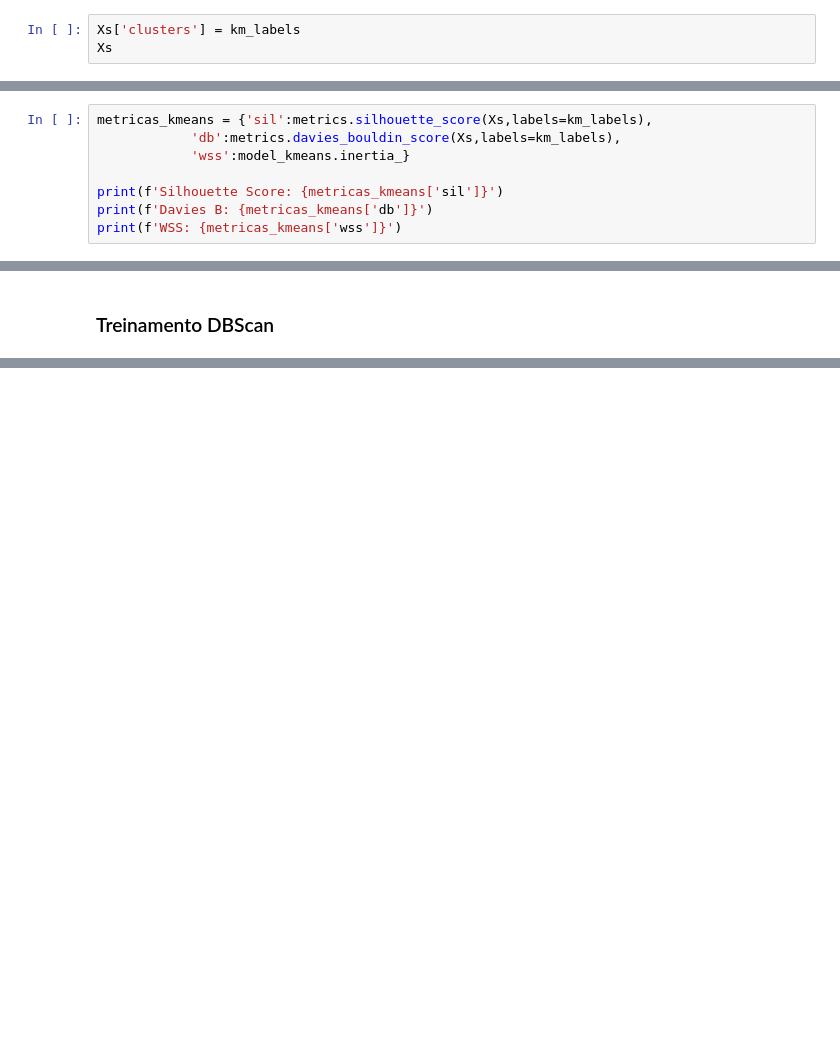
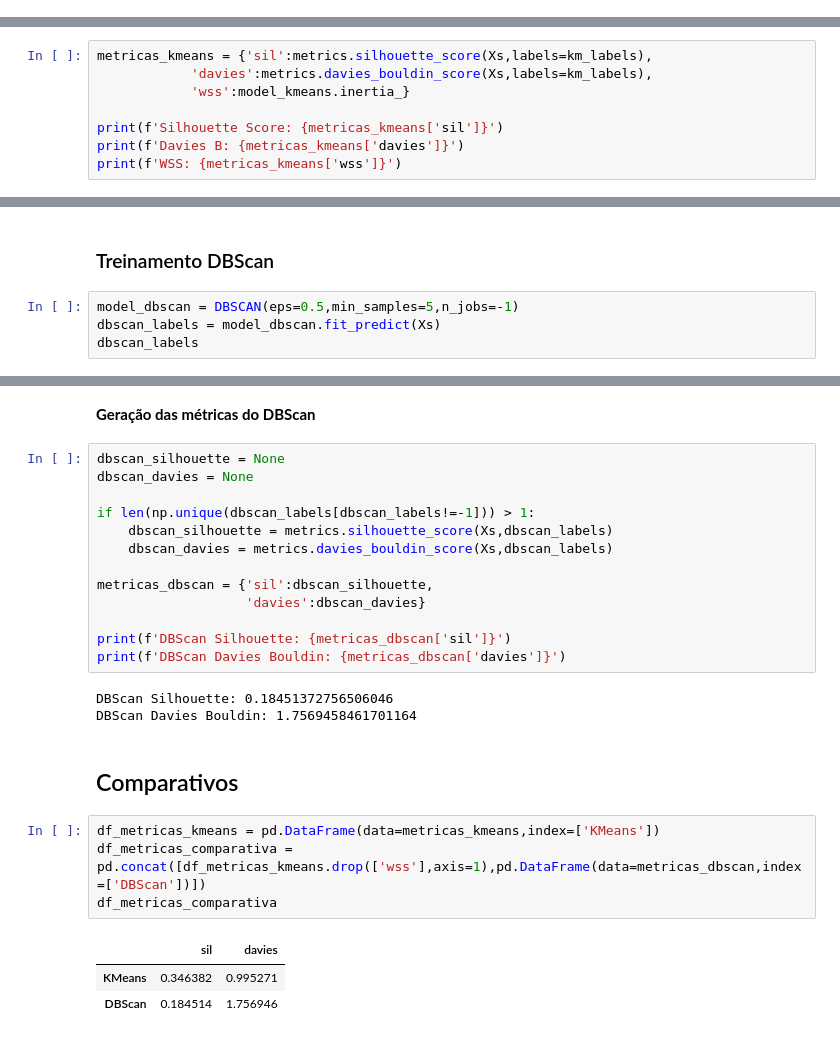
Before and after one commit to LMRocha/pd_algoritmos_clusterizacao, a Jupyter notebook: d4_validacao_modelos_clusterizacao.ipynb, the cells around one changed output, grey strips where cells are left out. Cells and saved outputs as stored; diff of their text form; blank space fills up the shorter version.

Commit message:
Implementação DBScan

```diff
--- a/d4_validacao_modelos_clusterizacao.ipynb
+++ b/d4_validacao_modelos_clusterizacao.ipynb
@@ -264,6 +272,3 @@ centroids:
  [-0.86957306 -0.23851652 -0.36060916]
  [ 0.6136052   0.76682383 -1.28887582]
  [ 0.00424076  1.74829865 -1.12653111]]
-# %%
-Xs['clusters'] = km_labels
-Xs
@@ -285,10 +276,10 @@ Xs
 <p style="color: green;">Para a validação de qualidade do modelo, foram utilizadas as métricas <b>Silhouette</b>, <b>WSS</b> e <b>Davies Boulding</b>.</p>
 # %%
 metricas_kmeans = {'sil':metrics.silhouette_score(Xs,labels=km_labels),
-            'db':metrics.davies_bouldin_score(Xs,labels=km_labels),
+            'davies':metrics.davies_bouldin_score(Xs,labels=km_labels),
             'wss':model_kmeans.inertia_}
 
 print(f'Silhouette Score: {metricas_kmeans['sil']}')
-print(f'Davies B: {metricas_kmeans['db']}')
+print(f'Davies B: {metricas_kmeans['davies']}')
 print(f'WSS: {metricas_kmeans['wss']}')
 # %% [output]
@@ -297,3 +288,7 @@ Davies B: 0.6833547307296624
 WSS: 149.98827112109592
 # %% [markdown]
 ### Treinamento DBScan
+# %%
+model_dbscan = DBSCAN(eps=0.5,min_samples=5,n_jobs=-1)
+dbscan_labels = model_dbscan.fit_predict(Xs)
+dbscan_labels
@@ -299,0 +308,28 @@ WSS: 149.98827112109592
+# %% [markdown]
+<b>Geração das métricas do DBScan </b>
+# %%
+dbscan_silhouette = None
+dbscan_davies = None
+
+if len(np.unique(dbscan_labels[dbscan_labels!=-1])) > 1:
+    dbscan_silhouette = metrics.silhouette_score(Xs,dbscan_labels)
+    dbscan_davies = metrics.davies_bouldin_score(Xs,dbscan_labels)
+
+metricas_dbscan = {'sil':dbscan_silhouette,
+                   'davies':dbscan_davies}
+
+print(f'DBScan Silhouette: {metricas_dbscan['sil']}')
+print(f'DBScan Davies Bouldin: {metricas_dbscan['davies']}')
+# %% [output]
+DBScan Silhouette: 0.18451372756506046
+DBScan Davies Bouldin: 1.7569458461701164
+# %% [markdown]
+## Comparativos
+# %%
+df_metricas_kmeans = pd.DataFrame(data=metricas_kmeans,index=['KMeans'])
+df_metricas_comparativa = pd.concat([df_metricas_kmeans.drop(['wss'],axis=1),pd.DataFrame(data=metricas_dbscan,index=['DBScan'])])
+df_metricas_comparativa
+# %% [output]
+|  | sil | davies |
+| KMeans | 0.346382 | 0.995271 |
+| DBScan | 0.184514 | 1.756946 |
```
Also changed, not shown: parts of 6 cells of this notebook, 1 other file.
